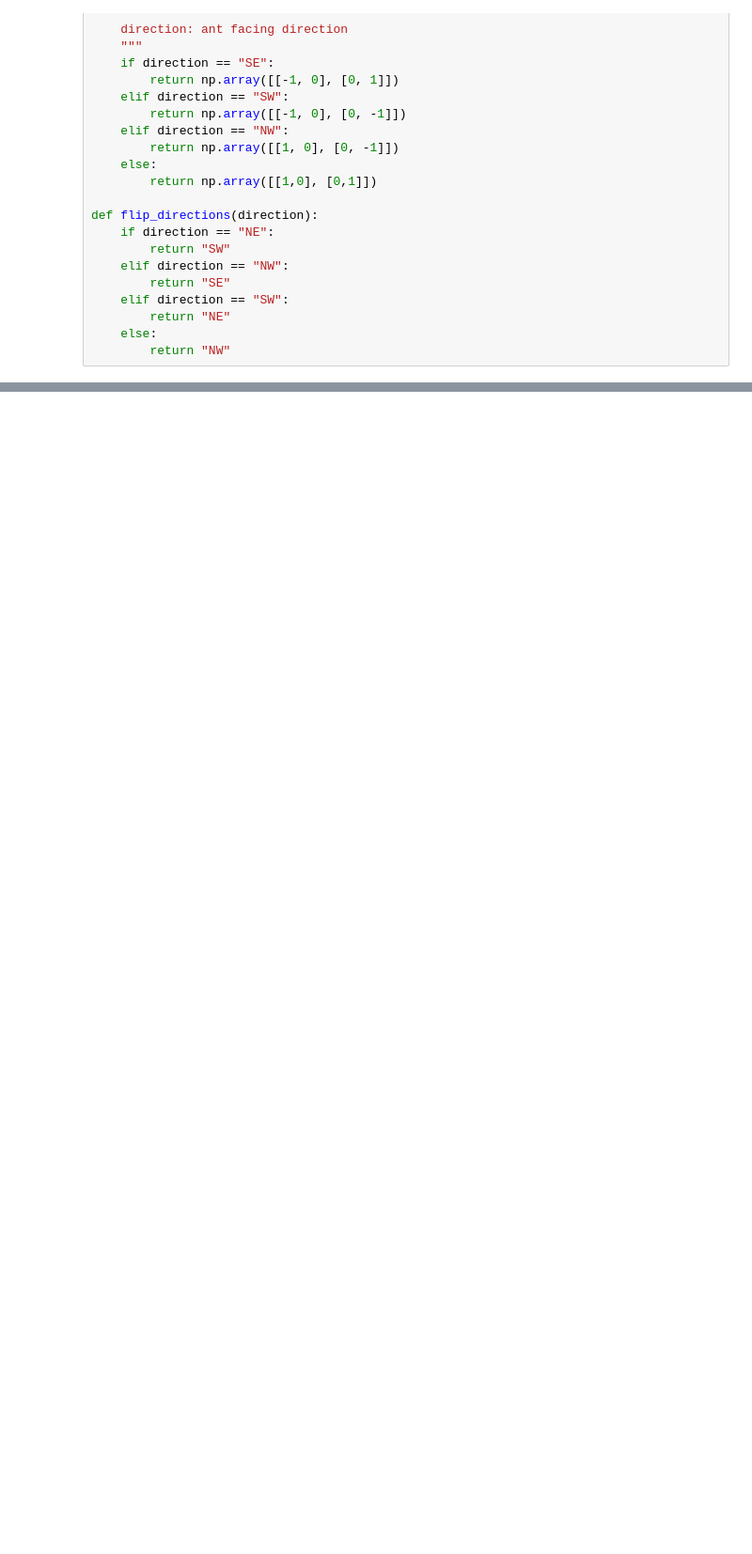
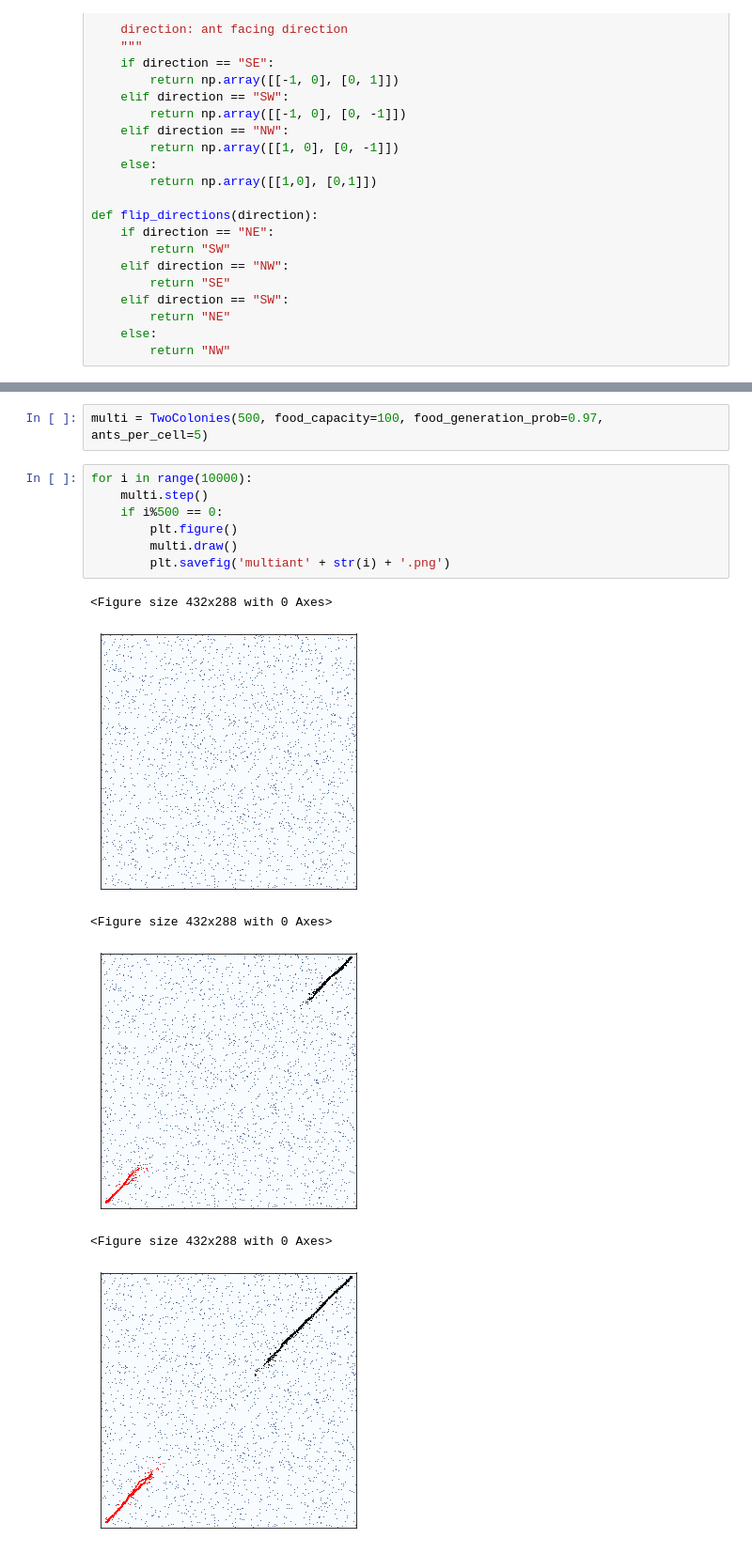
Before and after one commit to davidt315/ant_foraging_model, a Jupyter notebook: code/main_notebook.ipynb, the cells around one changed output, grey strips where cells are left out. Shown at 94% size. Saved outputs shown, nothing was run; the diff lists cells and outputs as text; blank space fills up the shorter version.

```diff
--- a/code/main_notebook.ipynb
+++ b/code/main_notebook.ipynb
@@ -378,0 +485,16 @@ env.animate(100)
+# %%
+multi = TwoColonies(500, food_capacity=100, food_generation_prob=0.97, ants_per_cell=5)
+# %%
+for i in range(10000):
+    multi.step()
+    if i%500 == 0:
+        plt.figure()
+        multi.draw()
+        plt.savefig('multiant' + str(i) + '.png')
+# %% [output]
+<Figure size 432x288 with 0 Axes>
+[figure, added]
+<Figure size 432x288 with 0 Axes>
+[figure, added]
+<Figure size 432x288 with 0 Axes>
+[figure, added]
```
Also changed, not shown: parts of 9 cells of this notebook, 21 other files.
